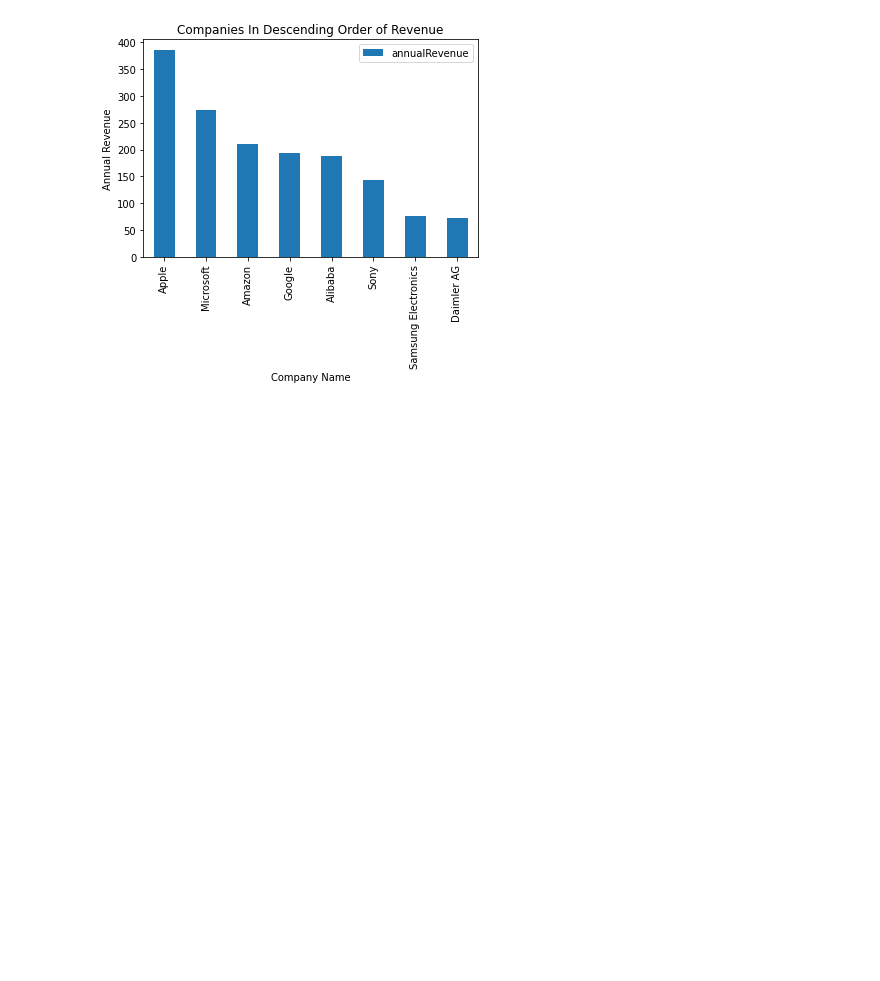
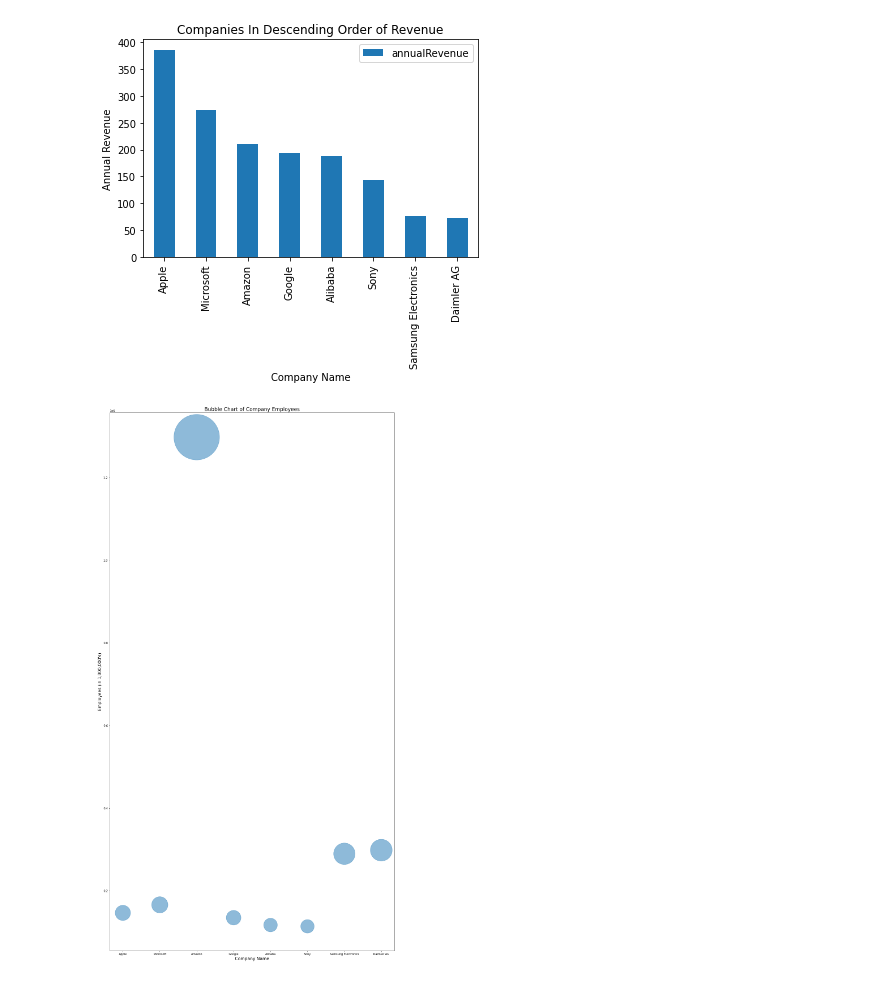
Before and after one commit to birthy/APAN5800, a Jupyter notebook: BirtheOngCheng_Assignment2.ipynb, the cells around one changed output. Saved outputs shown, nothing was run; the diff lists cells and outputs as text; code cells hidden in the pictures; blank space fills up the shorter version.

```diff
--- a/BirtheOngCheng_Assignment2.ipynb
+++ b/BirtheOngCheng_Assignment2.ipynb
@@ -51,0 +39,12 @@ Text(0, 0.5, 'Annual Revenue')
+# %%
+#Generate a bubble chart showing all companies by the number of employees
+#plt.scatter(df['companyName'], df['employees'],s=df['employees']*0.01, alpha=0.5)
+plt.figure(figsize=(18, 35))
+plt.scatter('companyName', 'employees', s=df['employees']*0.02, alpha=0.5, data=df)
+plt.xlabel("Company Name",size=15)
+plt.ylabel("Employees (in 1,000,000's)",size=15)
+plt.title("Bubble Chart of Company Employees", size=18)
+
+plt.show()
+# %% [output]
+[figure, added]
```
Also changed, not shown: parts of 5 cells of this notebook.
